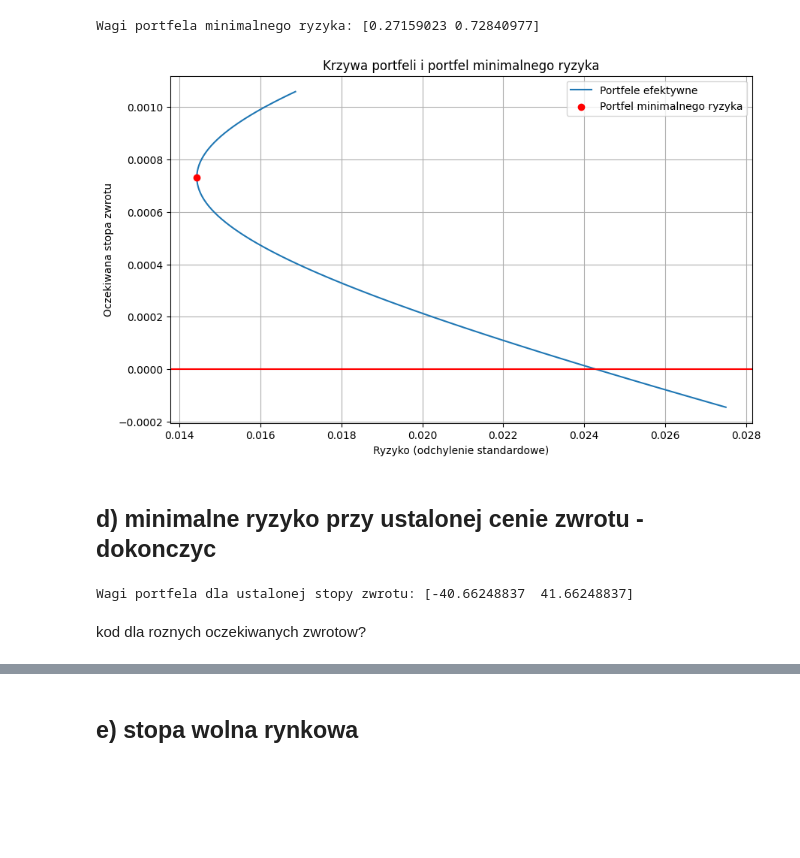
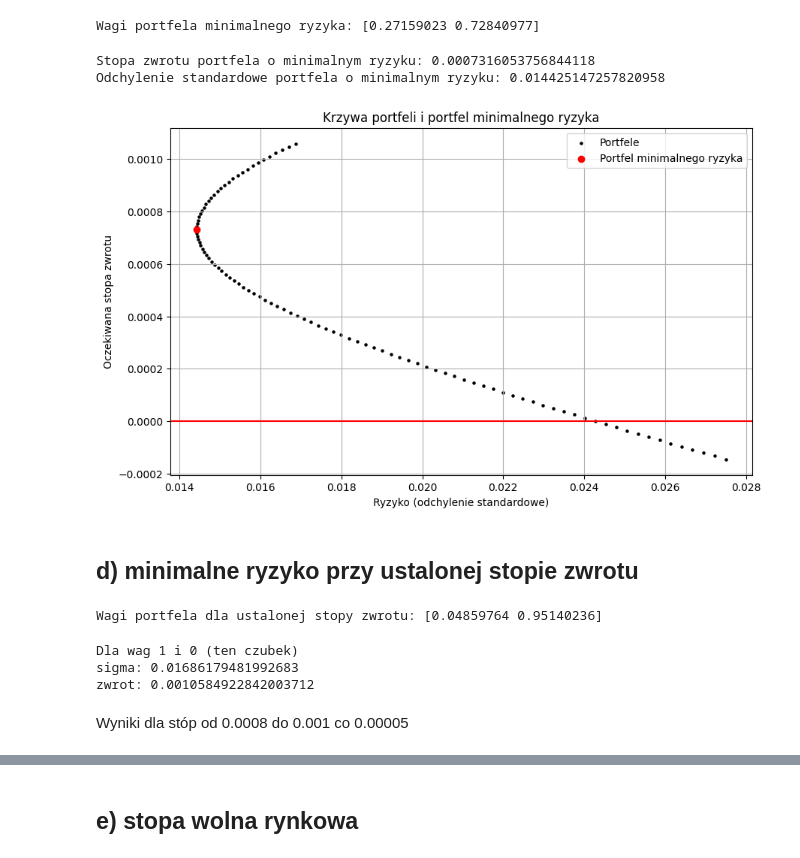
Before and after one commit to werpyr1003/Zarz-dzanie_ryzykiem_McDonald_Corporation, a Jupyter notebook: projekt_4/prez_4.ipynb, the cells around one changed output, grey strips where cells are left out. Saved outputs shown, nothing was run; the diff lists cells and outputs as text; code cells hidden in the pictures; blank space fills up the shorter version.

```diff
--- a/projekt_4/prez_4.ipynb
+++ b/projekt_4/prez_4.ipynb
@@ -121,23 +133,29 @@ w_min_var = np.dot(inv_cov, ones) / np.dot(ones.T, np.dot(inv_cov, ones))
 # stopa zwrotu i ryzyko tego portfela
 r_min_var = np.dot(w_min_var, mean_returns)
 std_min_var = np.sqrt(np.dot(w_min_var.T, np.dot(cov_matrix, w_min_var)))
+
+print("Stopa zwrotu portfela o minimalnym ryzyku:", r_min_var)
+print("Odchylenie standardowe portfela o minimalnym ryzyku:", std_min_var)
+# %% [output]
+Stopa zwrotu portfela o minimalnym ryzyku: 0.0007316053756844118
+Odchylenie standardowe portfela o minimalnym ryzyku: 0.014425147257820958
 # %%
 plt.figure(figsize=(10, 6))
-plt.plot(stds_list, returns_list, label="Portfele efektywne")
+plt.scatter(stds_list, returns_list, color='black', s=5, label="Portfele")
 plt.scatter(std_min_var, r_min_var, color='red', label='Portfel minimalnego ryzyka', zorder=5)
 plt.xlabel("Ryzyko (odchylenie standardowe)")
 plt.ylabel("Oczekiwana stopa zwrotu")
 plt.title("Krzywa portfeli i portfel minimalnego ryzyka")
 plt.grid(True)
 plt.legend()
 plt.axhline(y=0, color='red')
 plt.show()
 # %% [output]
-[figure, old version]
+[figure, new version]
 # %% [markdown]
-## d) minimalne ryzyko przy ustalonej cenie zwrotu - dokonczyc
+## d) minimalne ryzyko przy ustalonej stopie zwrotu
 # %%
-target_return = 0.05
+target_return = 0.001
 
 A = np.dot(mean_returns.T, np.dot(inv_cov, mean_returns))
 B = np.dot(mean_returns.T, np.dot(inv_cov, ones))
@@ -150,7 +168,15 @@ lambda_2 = (A - B * target_return) / D
 w_target = lambda_1 * np.dot(inv_cov, mean_returns) + lambda_2 * np.dot(inv_cov, ones)
 print("Wagi portfela dla ustalonej stopy zwrotu:", w_target)
 # %% [output]
-Wagi portfela dla ustalonej stopy zwrotu: [-40.66248837  41.66248837]
+Wagi portfela dla ustalonej stopy zwrotu: [0.04859764 0.95140236]
-# %% [markdown]
-kod dla roznych oczekiwanych zwrotow?
+# %%
+print("Dla wag 1 i 0 (ten czubek)")
+print("sigma:",stds_list[0])
+print("zwrot:", returns_list[0])
+# %% [output]
+Dla wag 1 i 0 (ten czubek)
+sigma: 0.01686179481992683
+zwrot: 0.0010584922842003712
+# %% [markdown]
+Wyniki dla stóp od 0.0008 do 0.001 co 0.00005
 # %%
```
Also changed, not shown: parts of 18 cells of this notebook.
